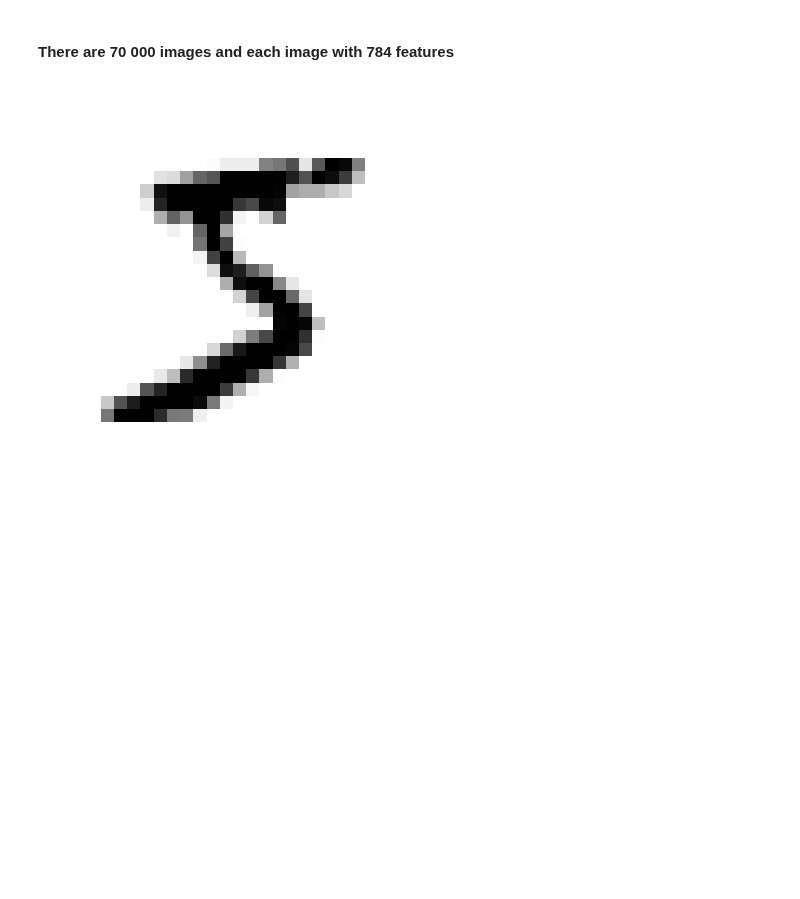
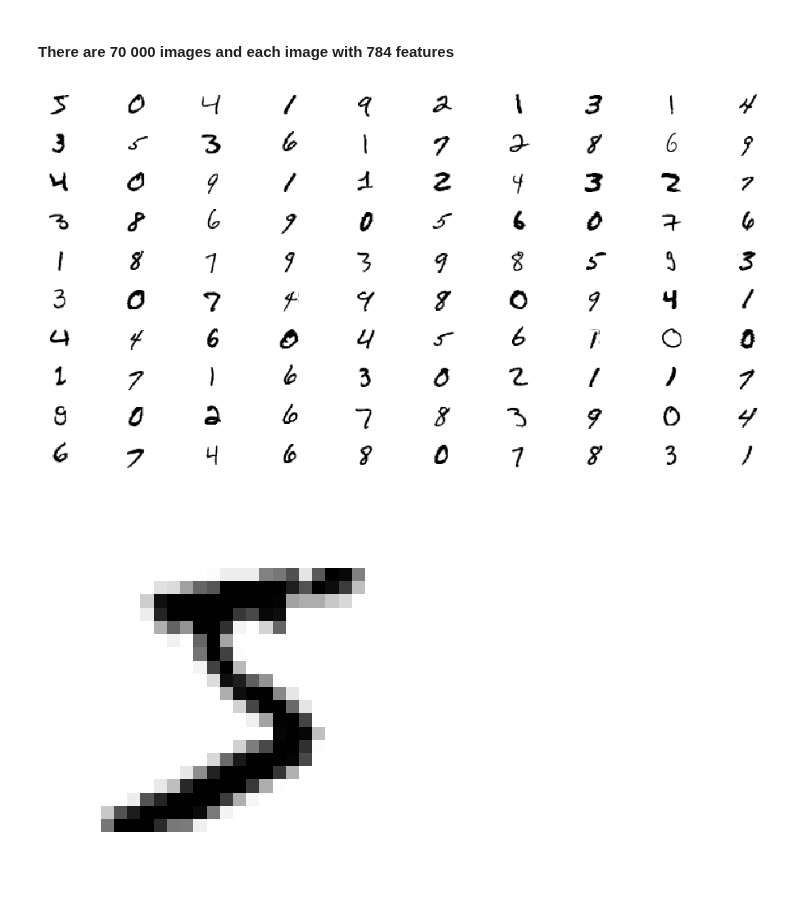
Before and after one commit to topollonaketsana/Hands-On-Machine-Learning-Projects, a Jupyter notebook: ML-Project-2/MNIST.ipynb, the cells around one changed output. Cells and saved outputs as stored; diff of their text form; code cells hidden in the pictures; blank space fills up the shorter version.

```diff
--- a/ML-Project-2/MNIST.ipynb
+++ b/ML-Project-2/MNIST.ipynb
@@ -14,8 +14,6 @@ mnist = fetch_openml('mnist_784', version= 1)
 #### Dataset already have structure including X attributes, y target, DESCR description of dataset
 # %%
 X, y = mnist['data'], mnist['target']
-
-X = pd.DataFrame(X)
 # %%
 X
 # %% [output]
@@ -42,6 +40,23 @@ X.shape
 (70000, 784)
 # %% [markdown]
 #### There are 70 000 images and each image with 784 features
+# %%
+fig, axes = plt.subplots(10, 10, figsize= (10, 5))
+store = []
+
+for cnt, path in enumerate(X.iloc[:100].values):
+    image = path
+    image_reshaped = image.reshape(28, 28)
+    store.append(image_reshaped)
+
+    ax = axes[cnt // 10, cnt % 10]
+    ax.imshow(image_reshaped, cmap= mpl.cm.binary, interpolation= 'nearest')
+    ax.axis('off')
+
+plt.tight_layout()
+plt.show()
+# %% [output]
+[figure, added]
 # %%
 # each image with 28 x 28 pixes. we need to reshape any instance's feature vector
 some_digit = X.iloc[0].to_numpy()
```
Also changed, not shown: 1 other file.
